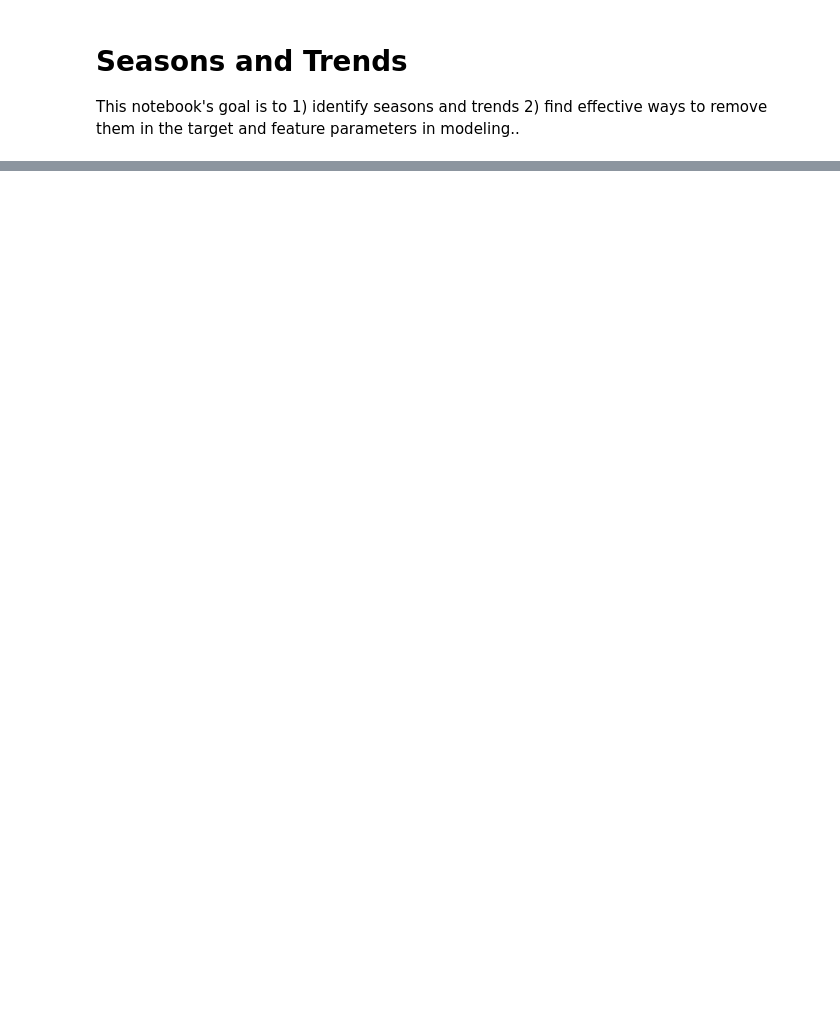
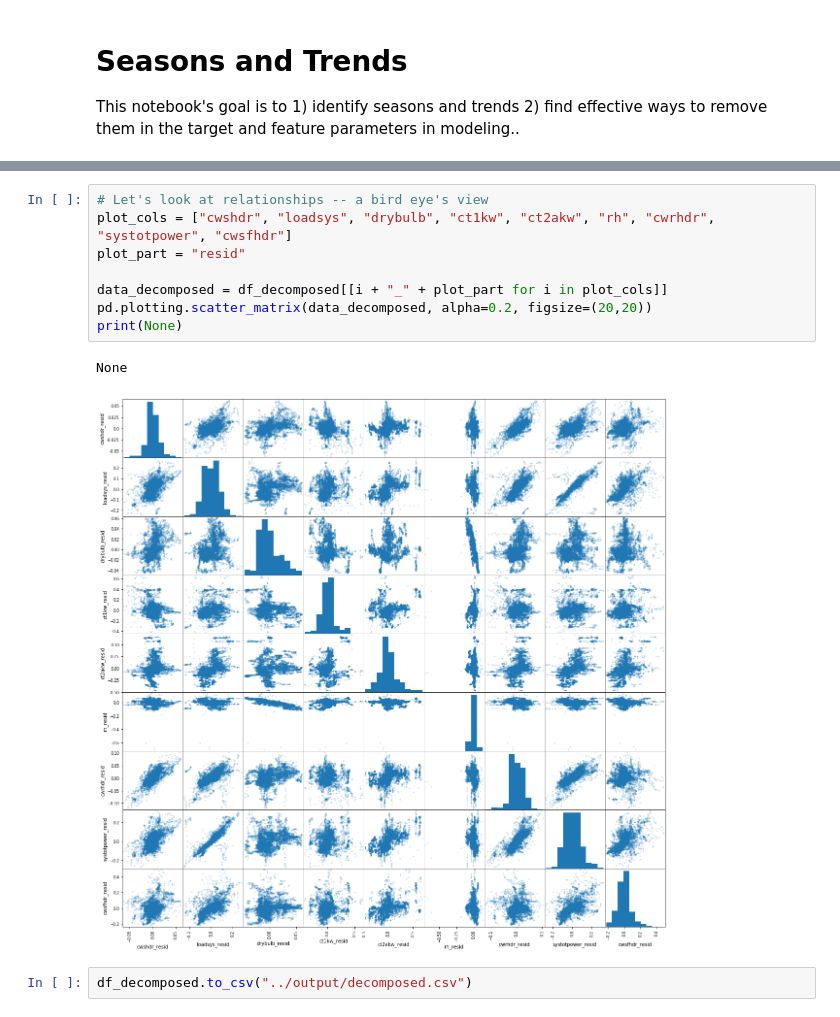
Before and after one commit to MiachelGu/chiller-plants, a Jupyter notebook: notebooks/5. Seasons and Trends.ipynb, the cells around one changed output, grey strips where cells are left out. Saved outputs shown, nothing was run; the diff lists cells and outputs as text; blank space fills up the shorter version.

```diff
--- a/notebooks/5. Seasons and Trends.ipynb
+++ b/notebooks/5. Seasons and Trends.ipynb
@@ -37,0 +70,13 @@ df["2017-01-01":"2017-01-05"].loadsys.plot(ax=ax)
+# %%
+# Let's look at relationships -- a bird eye's view
+plot_cols = ["cwshdr", "loadsys", "drybulb", "ct1kw", "ct2akw", "rh", "cwrhdr", "systotpower", "cwsfhdr"]
+plot_part = "resid"
+
+data_decomposed = df_decomposed[[i + "_" + plot_part for i in plot_cols]]
+pd.plotting.scatter_matrix(data_decomposed, alpha=0.2, figsize=(20,20))
+print(None)
+# %% [output]
+None
+[figure, added]
+# %%
+df_decomposed.to_csv("../output/decomposed.csv")
```
Also changed, not shown: parts of 10 cells of this notebook, 9 other files.
